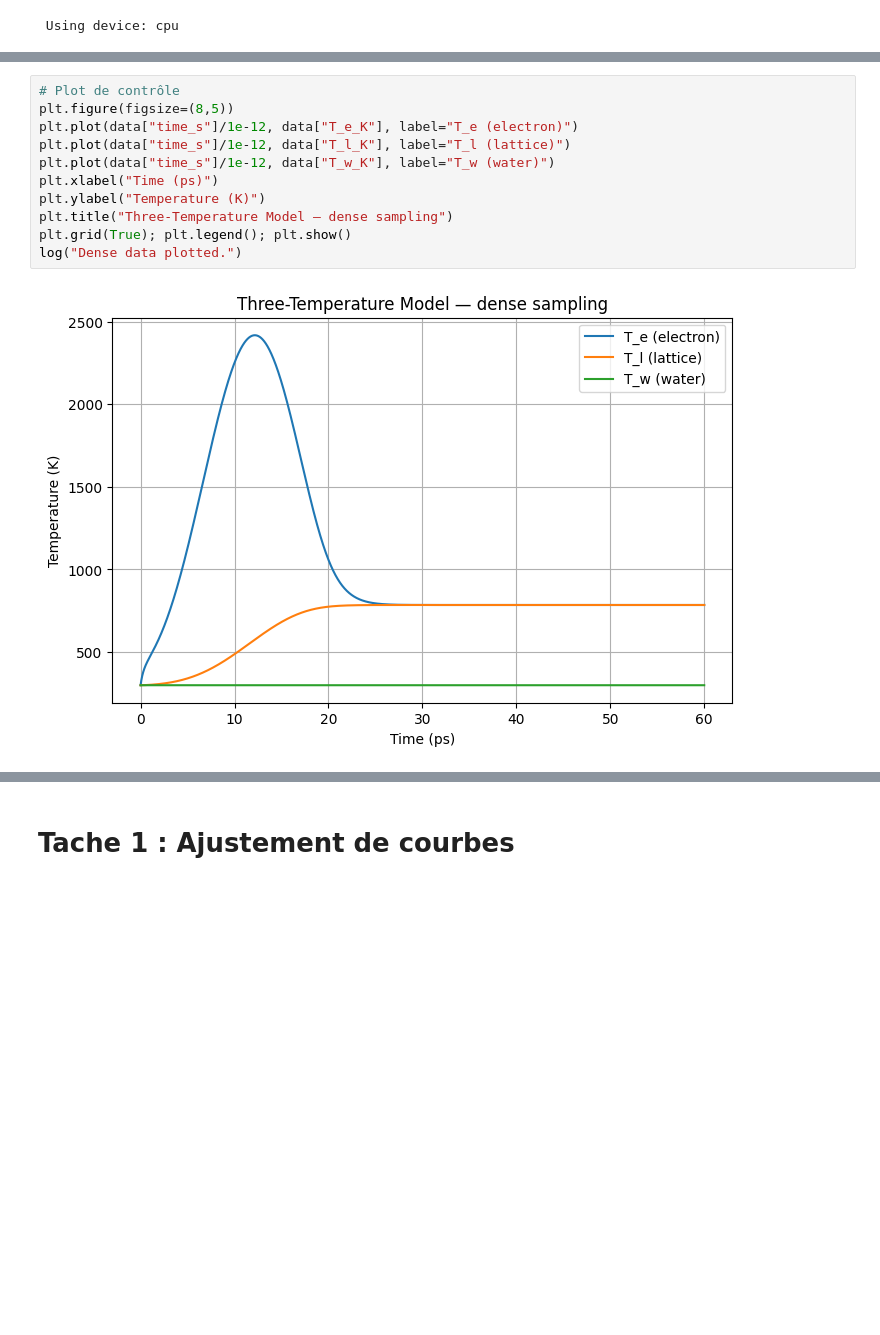
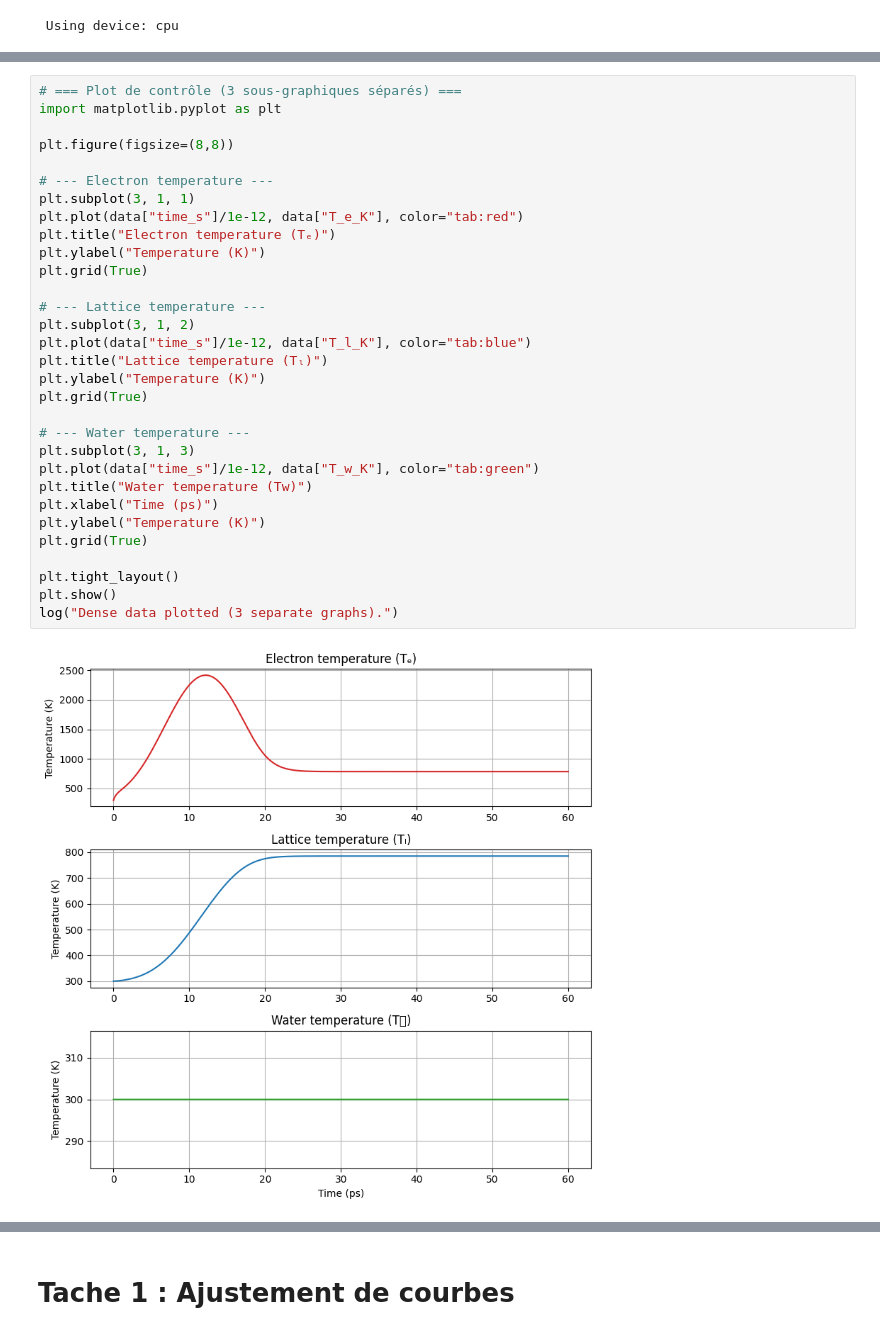
Before and after one commit to hassane-37/DeepLaser, a Jupyter notebook: deeplaser.ipynb, the cells around one changed output, grey strips where cells are left out. Saved outputs shown, nothing was run; the diff lists cells and outputs as text; blank space fills up the shorter version.

Commit message:
data plotted in 3 separate graphs

```diff
--- a/deeplaser.ipynb
+++ b/deeplaser.ipynb
@@ -73,13 +72,33 @@ display(data.head())
 # %%
-# Plot de contrôle
-plt.figure(figsize=(8,5))
-plt.plot(data["time_s"]/1e-12, data["T_e_K"], label="T_e (electron)")
-plt.plot(data["time_s"]/1e-12, data["T_l_K"], label="T_l (lattice)")
-plt.plot(data["time_s"]/1e-12, data["T_w_K"], label="T_w (water)")
+# === Plot de contrôle (3 sous-graphiques séparés) ===
+import matplotlib.pyplot as plt
+
+plt.figure(figsize=(8,8))
+
+# --- Electron temperature ---
+plt.subplot(3, 1, 1)
+plt.plot(data["time_s"]/1e-12, data["T_e_K"], color="tab:red")
+plt.title("Electron temperature (Tₑ)")
+plt.ylabel("Temperature (K)")
+plt.grid(True)
+
+# --- Lattice temperature ---
+plt.subplot(3, 1, 2)
+plt.plot(data["time_s"]/1e-12, data["T_l_K"], color="tab:blue")
+plt.title("Lattice temperature (Tₗ)")
+plt.ylabel("Temperature (K)")
+plt.grid(True)
+
+# --- Water temperature ---
+plt.subplot(3, 1, 3)
+plt.plot(data["time_s"]/1e-12, data["T_w_K"], color="tab:green")
+plt.title("Water temperature (Tw)")
 plt.xlabel("Time (ps)")
 plt.ylabel("Temperature (K)")
-plt.title("Three-Temperature Model — dense sampling")
-plt.grid(True); plt.legend(); plt.show()
-log("Dense data plotted.")
+plt.grid(True)
+
+plt.tight_layout()
+plt.show()
+log("Dense data plotted (3 separate graphs).")
 # %% [output]
-[figure, old version]
+[figure, new version]
```
Also changed, not shown: parts of 10 cells of this notebook.
